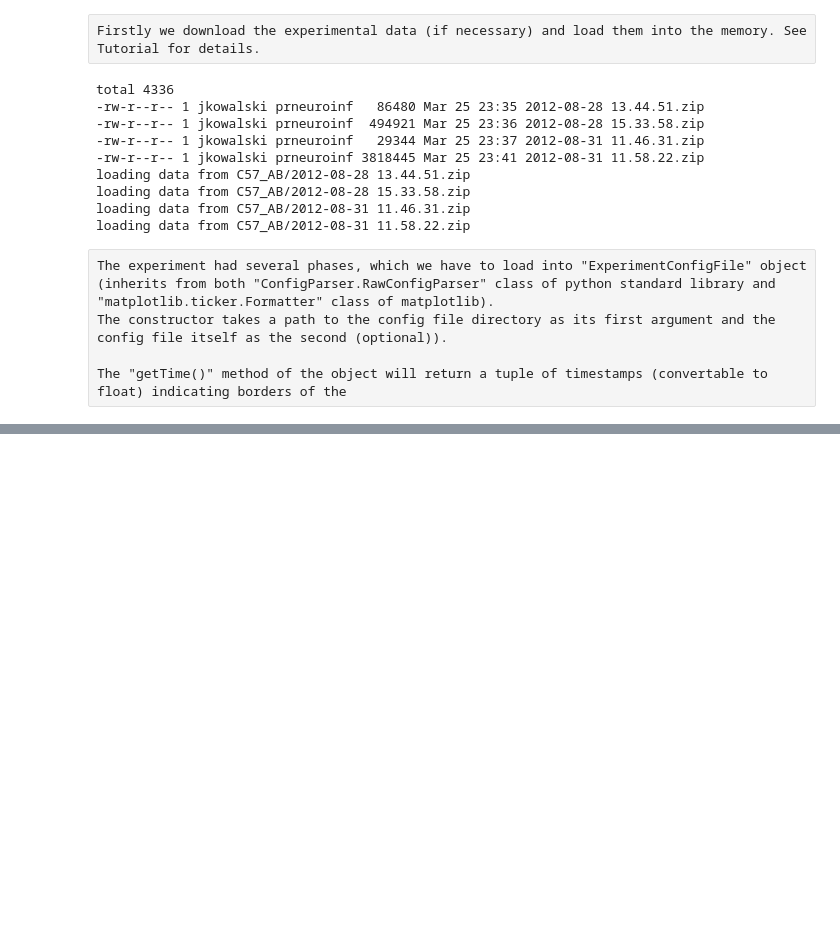
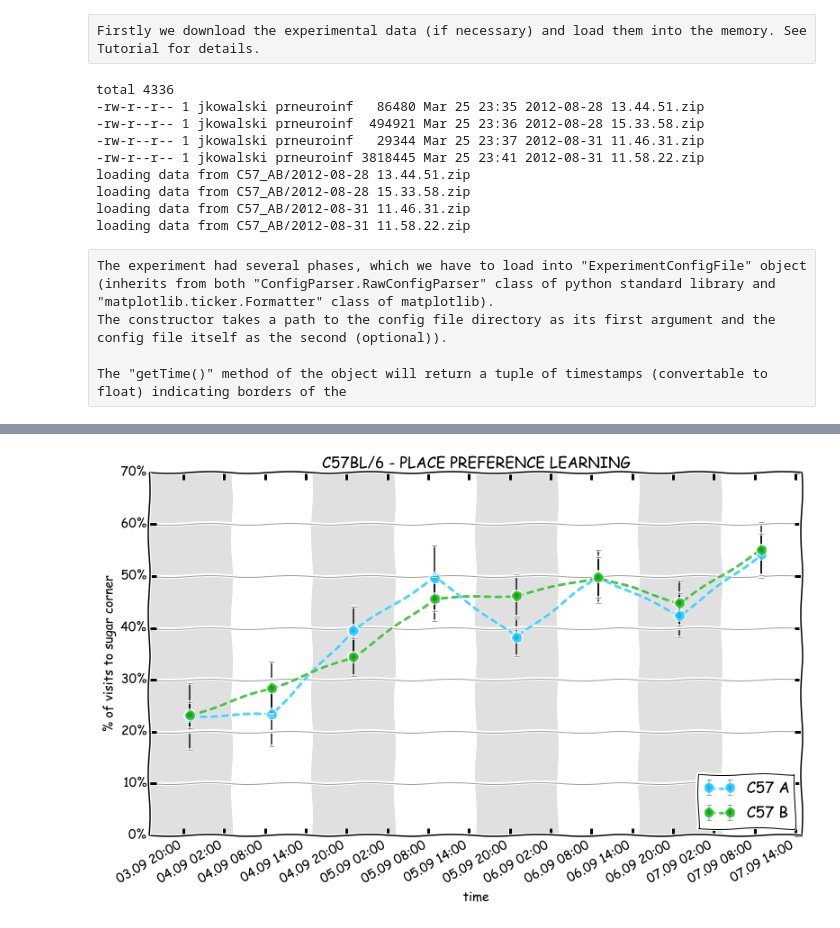
Before and after one commit to Neuroinflab/PyMICE, a Jupyter notebook: tutorial/Tutorial - plot replication.ipynb, the cells around one changed output, grey strips where cells are left out. Cells and saved outputs as stored; diff of their text form; code cells hidden in the pictures; blank space fills up the shorter version.

```diff
--- a/tutorial/Tutorial - plot replication.ipynb
+++ b/tutorial/Tutorial - plot replication.ipynb
@@ -54,0 +80,13 @@ Extinction 3 light: 2012-09-13 02:00:00 - 2012-09-13 14:00:00)
+# %%
+rewardedCorners = {}
+t1, t2 = ec.getTime('Place Pref 1 dark')
+for mouse in mm.getMice():
+    rewardedCorners[mouse] = None
+    for visit in mm.getVisits(mice=mouse, startTime=t1, endTime=t2):
+        if visit.CornerCondition > 0:
+            rewardedCorners[mouse] = int(visit.Corner)
+            break
+
+print "Animal name\tRewarded corner"
+for mouse, corner in rewardedCorners.items():
+    print "%s:\t%s" % (mouse, corner)
@@ -54,0 +132,7 @@ Extinction 3 light: 2012-09-13 02:00:00 - 2012-09-13 14:00:00)
+# %%
+rewardedVisitsArray = {}
+for groupName in mm.getGroup():
+    group = mm.getGroup(groupName)
+    mice = map(unicode, group.Animals)
+    miceFractions = [rewardedVisitsFractions[mouse] for mouse in mice]
+    rewardedVisitsArray[groupName] = np.ma.masked_invalid(miceFractions)
@@ -54,0 +145,58 @@ Extinction 3 light: 2012-09-13 02:00:00 - 2012-09-13 14:00:00)
+# %%
+%matplotlib inline
+
+import matplotlib.pyplot as plt
+import matplotlib.ticker as mtick
+import matplotlib.dates as mpd
+import pytz
+
+tzone = pytz.timezone('CET')
+plt.xkcd()
+#plt.rcdefaults()
+
+fig = plt.figure(figsize=(13, 8))
+ax = fig.add_subplot(1, 1, 1)
+ax.set_ylim(0, 70)
+ax.set_xlim(*mpd.epoch2num([start, end]))
+ax.set_title('C57BL/6 - PLACE PREFERENCE LEARNING')
+ax.set_ylabel('% of visits to sugar corner')
+ax.set_xlabel('time')
+hours=[2, 8, 14, 20]
+ax.xaxis.set_major_locator(mpd.HourLocator(np.array(hours),tz=tzone))
+ax.xaxis.set_major_formatter(mpd.DateFormatter('%d.%m %H:%M', tz=tzone))
+ax.yaxis.set_major_formatter(mtick.FormatStrFormatter("%.0f%%"))
+
+for sec in ec.sections():
+  if sec.endswith('dark'):
+    t1, t2 = ec.getTime(sec)
+    plt.axvspan(mpd.epoch2num(t1), mpd.epoch2num(t2),
+                color='#E0E0E0')
+
+for i in xrange(10, 70, 10):
+  ax.axhline(i, color='#A0A0A0', lw=1)
+
+for groupName, color in [('C57 A', '#00c0ff'),
+                         ('C57 B', '#00aa00'),]:
+  data = rewardedVisitsArray[groupName]
+  mean = data.mean(axis=0)
+  sem = data.std(axis=0) / np.sqrt(np.logical_not(data.mask).sum(axis=0))
+  ax.errorbar(mpd.epoch2num(bins[:-1]) + binWidth / 3600. / 24 / 2,
+              mean * 100, yerr=sem * 100,
+              linewidth=3, elinewidth=2,
+              marker='o', markeredgecolor=color,
+              markersize=10,
+              ecolor="black",
+              color=color, linestyle='--',
+              dash_capstyle='round',
+              label=groupName,
+              alpha=0.69)
+
+ax.legend(loc='lower right')
+
+ax.autoscale_view()
+fig.autofmt_xdate()
+#plt.draw()
+
+plt.show()
+# %% [output]
+[figure, added]
```
Also changed, not shown: parts of 9 cells of this notebook.
